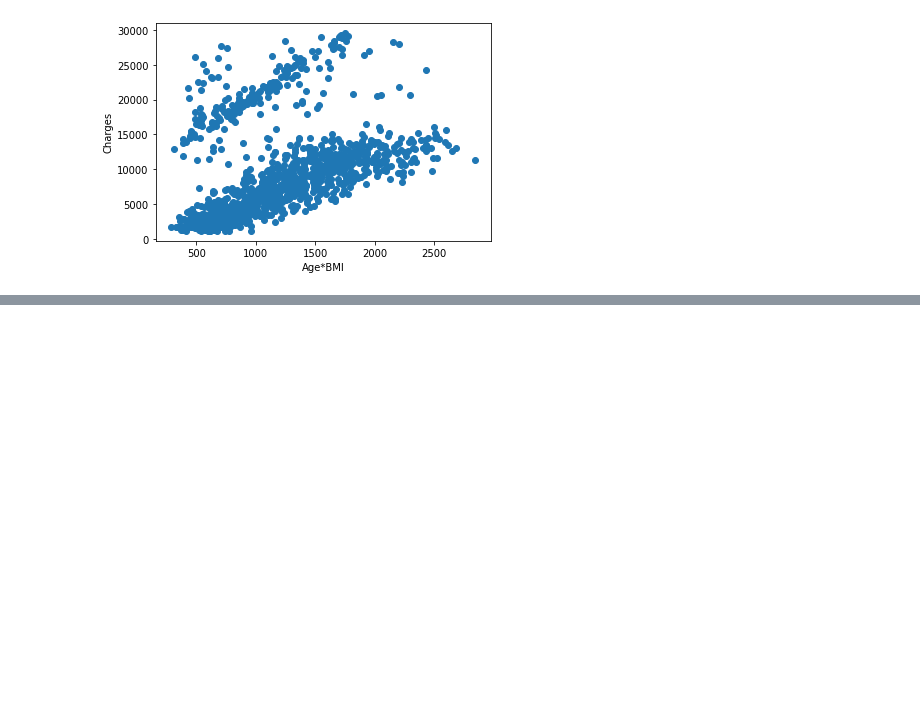
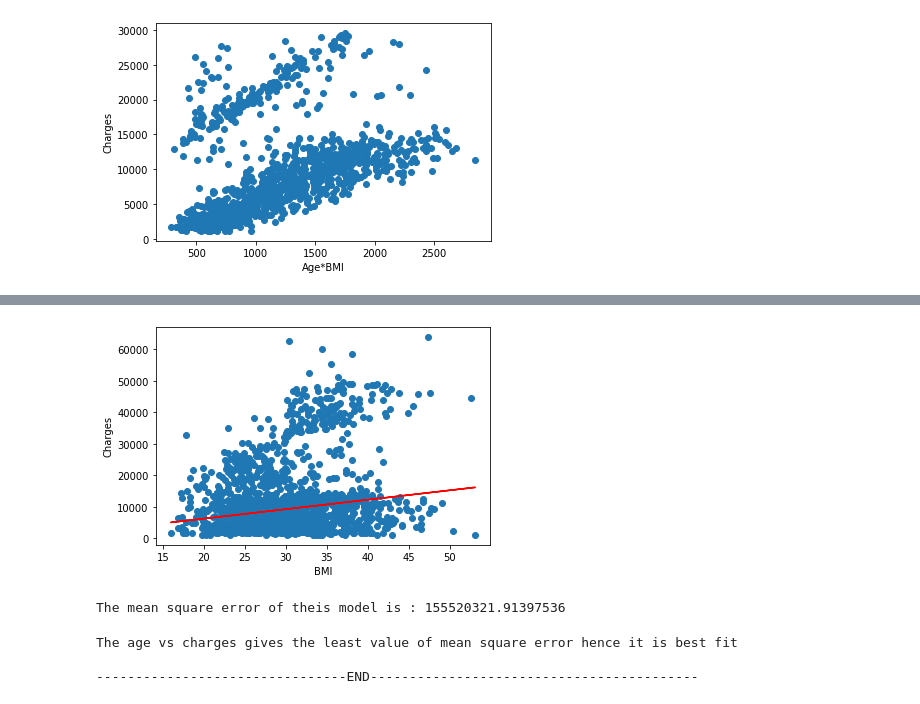
Before and after one commit to hitesh-n/ML_A2, a Jupyter notebook: Linear_regression_(FSM).ipynb, the cells around one changed output, grey strips where cells are left out. Saved outputs shown, nothing was run; the diff lists cells and outputs as text; code cells hidden in the pictures; blank space fills up the shorter version.

```diff
--- a/Linear_regression_(FSM).ipynb
+++ b/Linear_regression_(FSM).ipynb
@@ -106,0 +143,33 @@ if __name__ == "__main__":
+# %%
+#-------------------------------Main----------------------------------------
+if __name__ == "__main__":
+  X_train = train_data["bmi"].to_list()
+  y_train = train_data["charges"].to_list()
+
+  # training the model
+  w, b = fit(X_train, y_train)
+
+  # plotting the linear regression
+  x = df["bmi"].to_list()
+  y = df["charges"].to_list()
+  plt.scatter(x, y)
+  # predictions
+  y = [i*w+b for i in x]
+  plt.plot(x, y, color='r')
+  plt.xlabel("BMI")
+  plt.ylabel("Charges")
+  plt.show()
+
+  # Mean Squared Error
+  mse = np.square(np.subtract(df["charges"].to_list(), y)).mean()
+  print("\nThe mean square error of theis model is :", mse)
+# %% [output]
+[figure, added]
+The mean square error of theis model is : 155520321.91397536
+# %%
+print("The age vs charges gives the least value of mean square error hence it is best fit")
+print("\n--------------------------------END------------------------------------------")
+# %% [output]
+The age vs charges gives the least value of mean square error hence it is best fit
+
+--------------------------------END------------------------------------------
```
Also changed, not shown: parts of 3 cells of this notebook.
